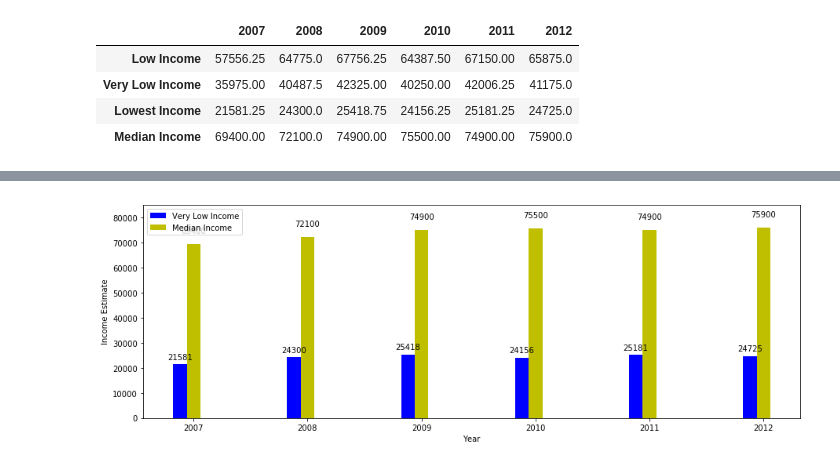
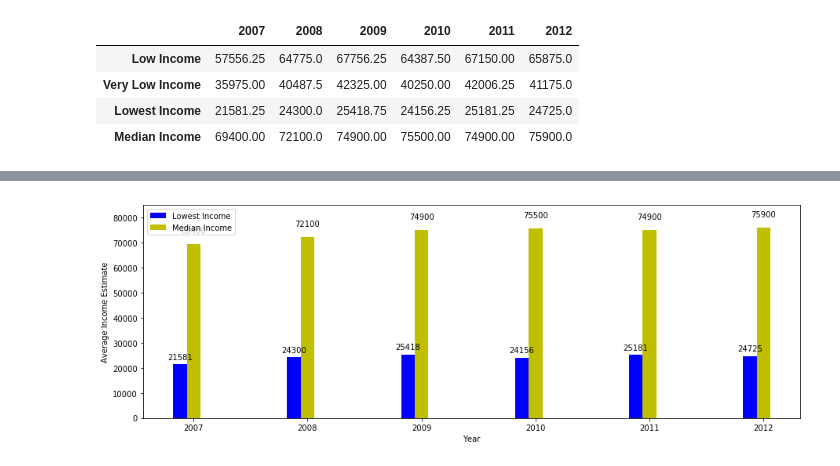
Before and after one commit to mec029/COGS108-Gentrification, a Jupyter notebook: IncomeEstimates.ipynb, the cells around one changed output, grey strips where cells are left out. Drawn from its saved outputs; the diff is of its cells as text; code cells hidden in the pictures.

```diff
--- a/IncomeEstimates.ipynb
+++ b/IncomeEstimates.ipynb
@@ -640,36 +573,20 @@ plt.show()
 # %%
 # Create multi bar graph to display information of lowest income and median brackets
 N = 6
 fig = plt.figure(1,figsize=(15,5))
 ind = np.arange(N)
 width = 0.12
 ax = fig.add_subplot(111)
 
-# lowest income bracket
-lowestIncome = [df_all.T['Lowest Income'].iloc[0], df_all.T['Lowest Income'].iloc[1],
-            df_all.T['Lowest Income'].iloc[2], df_all.T['Lowest Income'].iloc[3],
-            df_all.T['Lowest Income'].iloc[4], df_all.T['Lowest Income'].iloc[5]]
-lowestIncomeRect = ax.bar(ind, lowestIncome, width, color='b')
+# graph lowest and median income estimate brackets
+makeGraph(df_all, 'Lowest Income', 'b', ind)
+makeGraph(df_all, 'Median Income', 'y', ind+width)
 
-# median income bracket
-medianIncome = [df_all.T['Median Income'].iloc[0], df_all.T['Median Income'].iloc[1],
-                df_all.T['Median Income'].iloc[2], df_all.T['Median Income'].iloc[3],
-                df_all.T['Median Income'].iloc[4], df_all.T['Median Income'].iloc[5]]
-medianIncomeRect = ax.bar(ind+width, medianIncome, width, color='y')
-
-ax.set_ylabel('Income Estimate')
-ax.set_xlabel('Year')
-ax.set_xticks(ind+width)
-ax.set_xticklabels( ('2007', '2008', '2009', '2010', '2011', '2012') )
-ax.legend( (lowestIncomeRect[0], medianIncomeRect[0]),
-          ('Very Low Income', 'Median Income') )
-plt.ylim([0,85000])
-
-# label values in bar graph
-autolabel(lowestIncomeRect)
-autolabel(medianIncomeRect)
+# label graph
+labelGraph()
+ax.legend( (lowestIncomeRect[0], medianIncomeRect[0]), ('Lowest Income', 'Median Income'))
 
 plt.figure(1, figsize=(50,40))
 plt.show()
 # %% [output]
-[figure, old version]
+[figure, new version]
```
Also changed, not shown: parts of 13 cells of this notebook.
